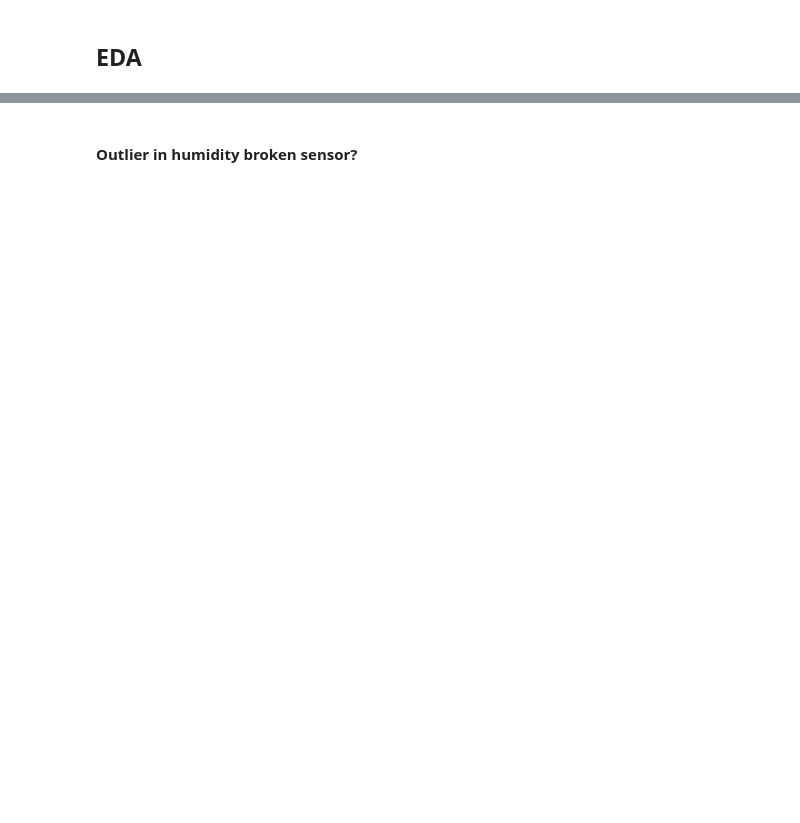
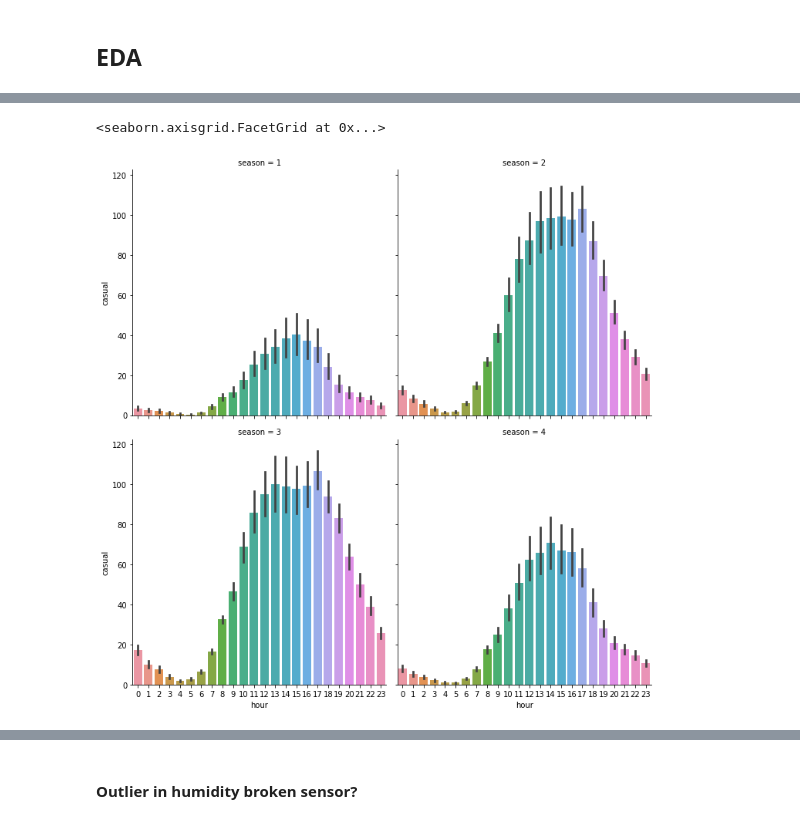
Before and after one commit to mfriebel/DS_projects, a Jupyter notebook: week03/projekt_wk03_MF.ipynb, the cells around one changed output, grey strips where cells are left out. Saved outputs shown, nothing was run; the diff lists cells and outputs as text; code cells hidden in the pictures; blank space fills up the shorter version.

```diff
--- a/week03/projekt_wk03_MF.ipynb
+++ b/week03/projekt_wk03_MF.ipynb
@@ -232,0 +213,6 @@ sns.relplot(x='humidity', y='count', data=data_train, kind='line')
+# %%
+sns.catplot(x='hour', y='casual', data=data_EDA, col='season', col_wrap=2, kind='bar')
+#sns.relplot(x='hour', y='registered', data=X_train, row='season')
+# %% [output]
+<seaborn.axisgrid.FacetGrid at 0x...>
+[figure, added]
```
Also changed, not shown: parts of 132 cells of this notebook.
